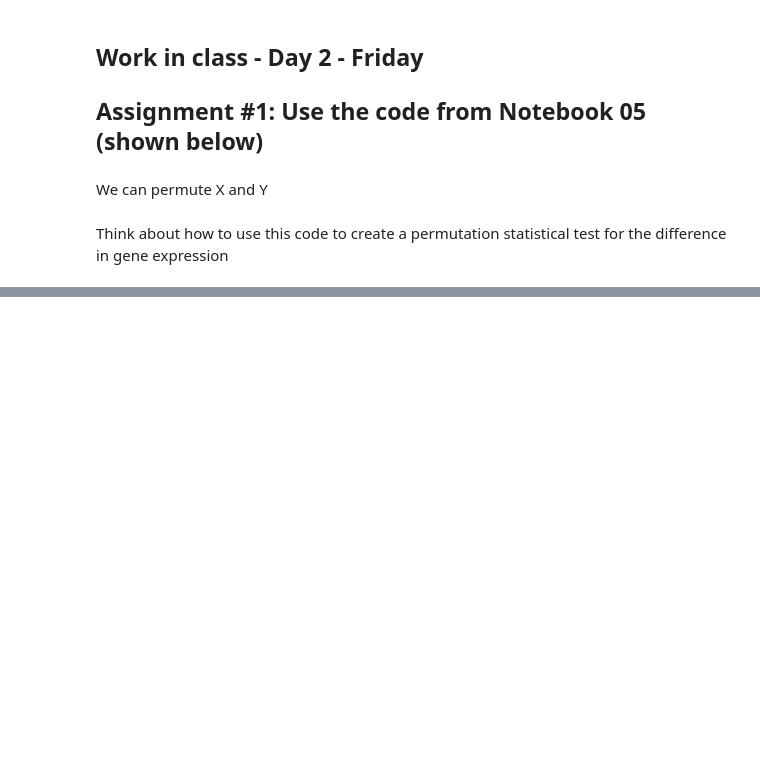
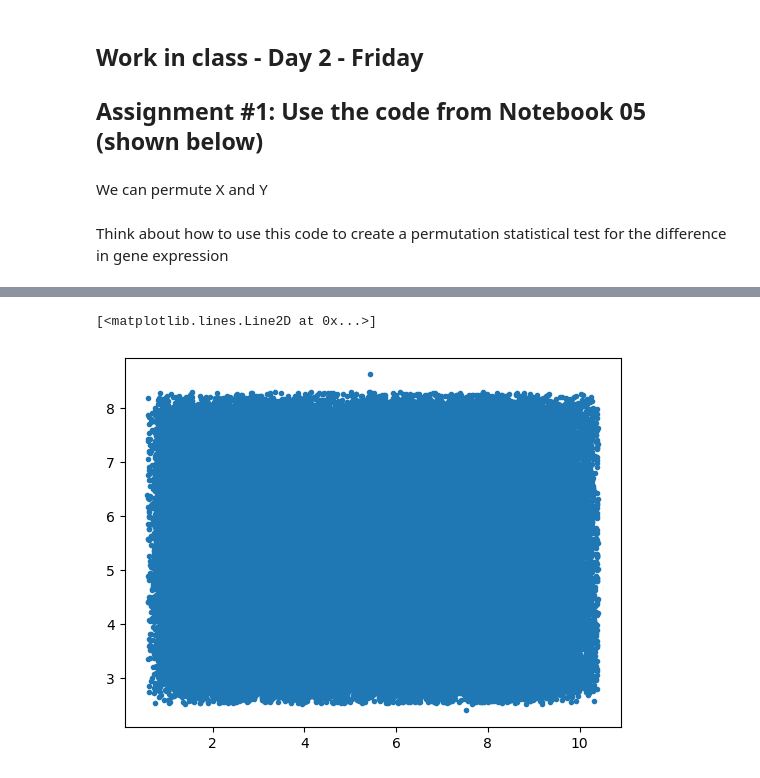
Before and after one commit to rwollman/Chem269-2023, a Jupyter notebook: Notebooks/06_Assignments.ipynb, the cells around one changed output, grey strips where cells are left out. Cells and saved outputs as stored; diff of their text form; code cells hidden in the pictures; blank space fills up the shorter version.

```diff
--- a/Notebooks/06_Assignments.ipynb
+++ b/Notebooks/06_Assignments.ipynb
@@ -75,0 +96,5 @@ Think about how to use this code to create a permutation statistical test for th
+# %%
+plt.plot(xy_perm[:,0],xy_perm[:,1],'.')
+# %% [output]
+[<matplotlib.lines.Line2D at 0x...>]
+[figure, added]
```
Also changed, not shown: parts of 9 cells of this notebook.
